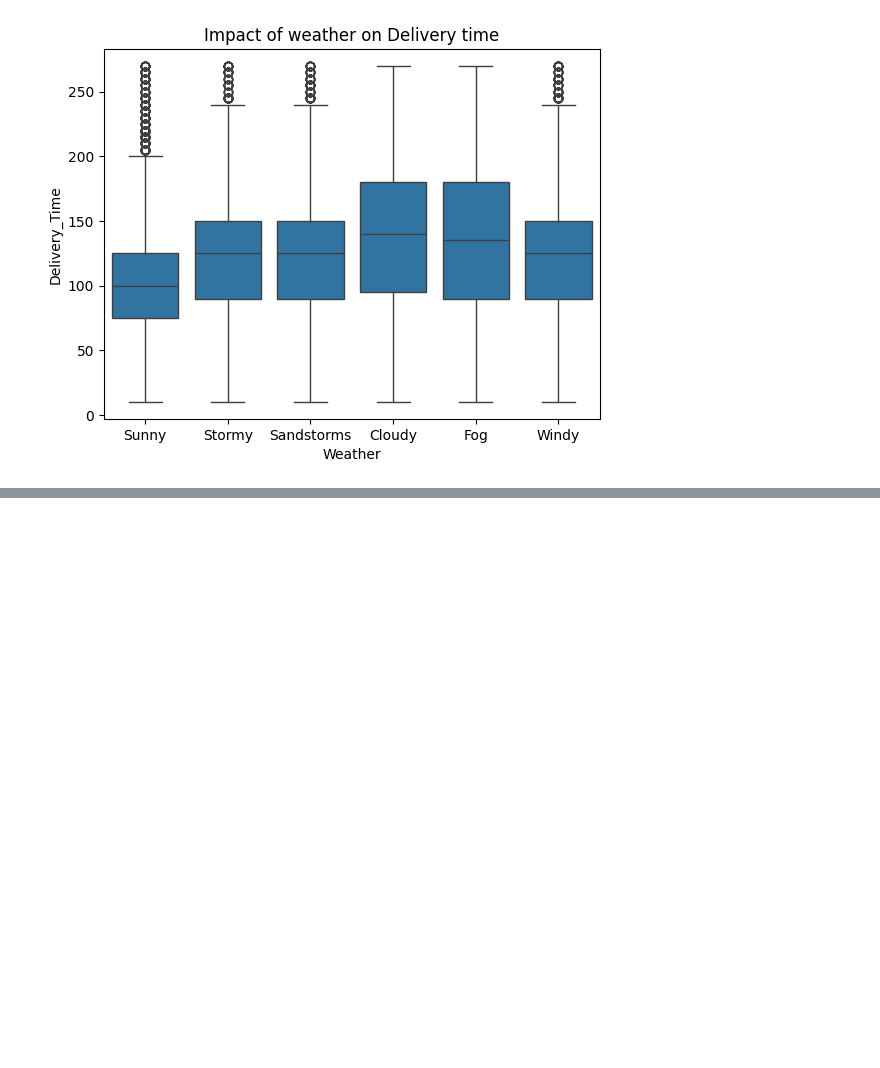
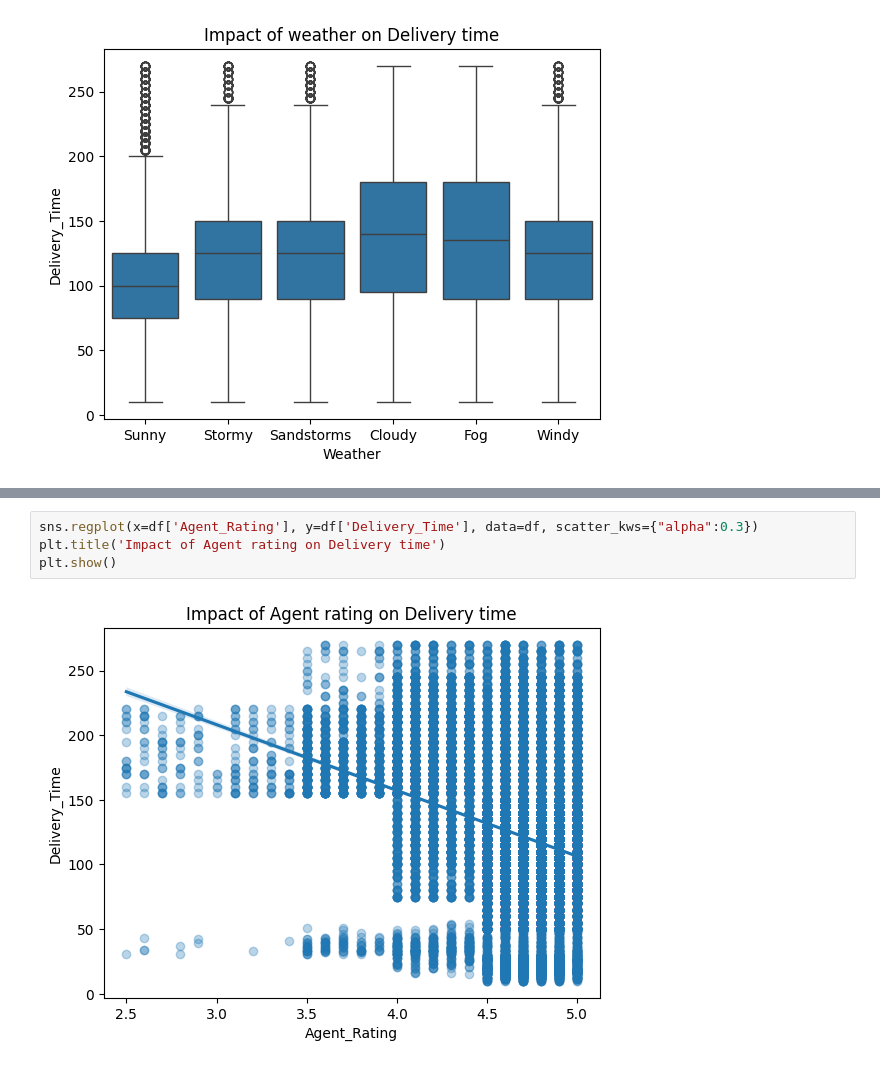
Before and after one commit to IssaMuiz/Last-Mile-ETA-Prediction, a Jupyter notebook: notebooks/data_preprocessing.ipynb, the cells around one changed output, grey strips where cells are left out. Cells and saved outputs as stored; diff of their text form; blank space fills up the shorter version.

```diff
--- a/notebooks/data_preprocessing.ipynb
+++ b/notebooks/data_preprocessing.ipynb
@@ -257,0 +270,6 @@ plt.show()
+# %%
+sns.regplot(x=df['Agent_Rating'], y=df['Delivery_Time'], data=df, scatter_kws={"alpha":0.3})
+plt.title('Impact of Agent rating on Delivery time')
+plt.show()
+# %% [output]
+[figure, added]
```
Also changed, not shown: parts of 8 cells of this notebook, 1 other file.
